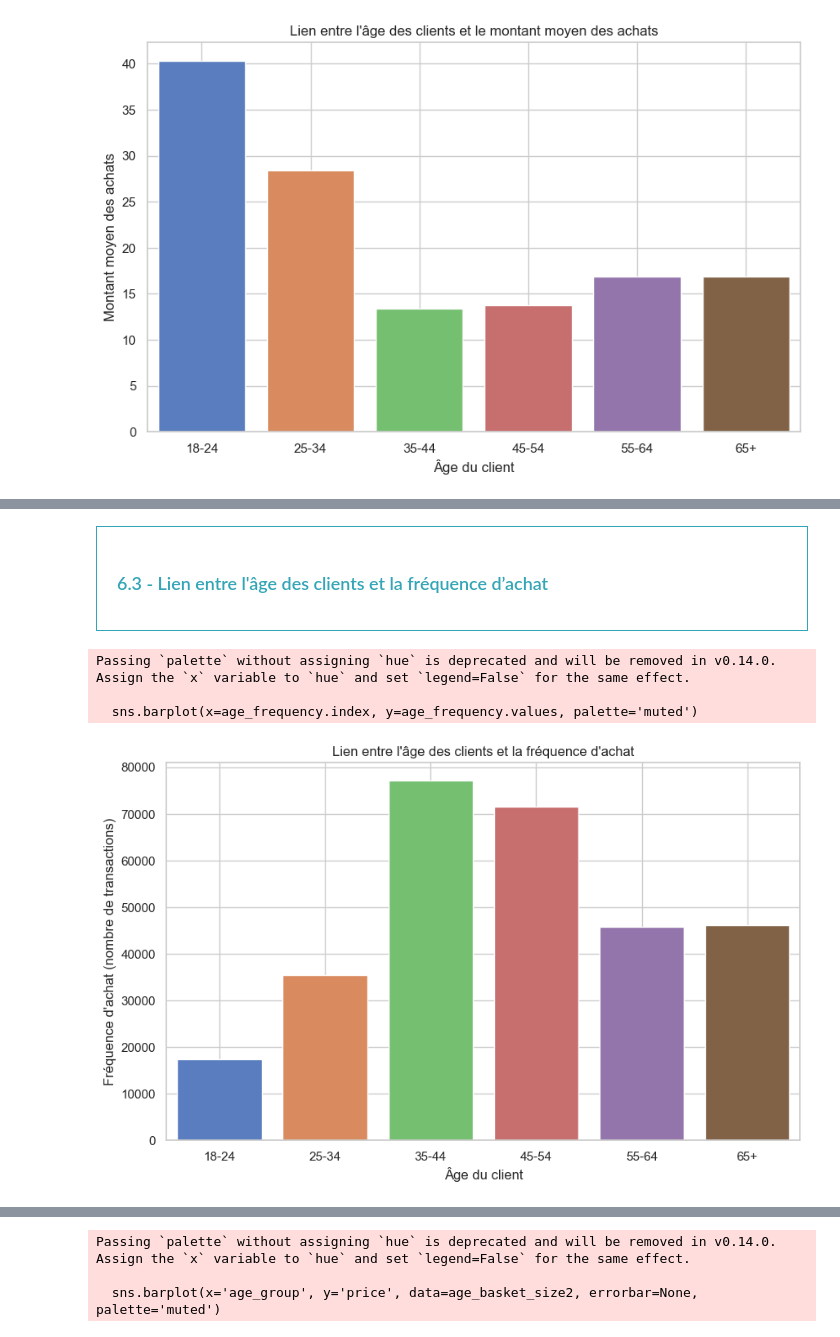
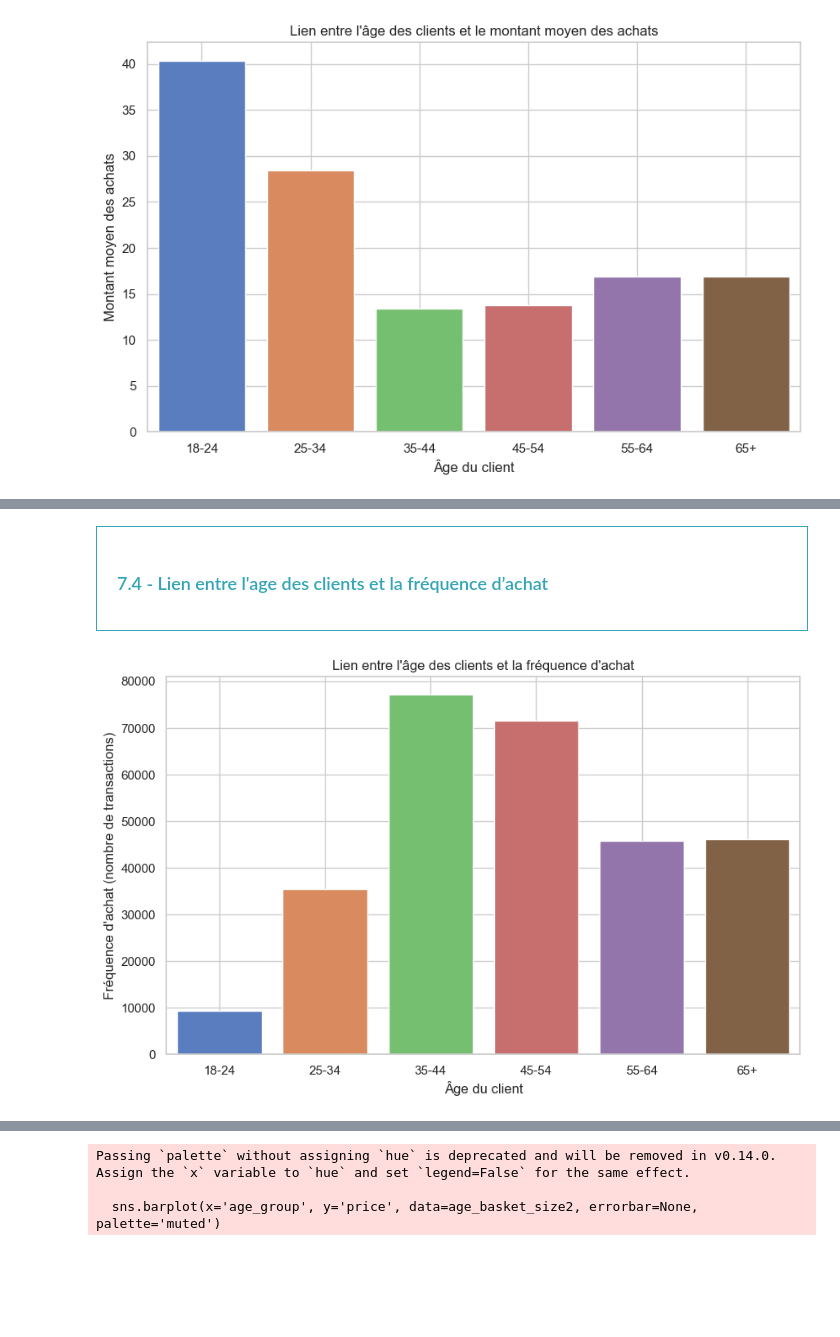
Before and after one commit to obenmaha/analyse-ventes-librairie, a Jupyter notebook: Analyse des Vente_V2.ipynb, the cells around one changed output, grey strips where cells are left out. Cells and saved outputs as stored; diff of their text form; code cells hidden in the pictures; blank space fills up the shorter version.

```diff
--- a/Analyse des Vente_V2.ipynb
+++ b/Analyse des Vente_V2.ipynb
@@ -1450,0 +1474,2 @@ Cela indique une relation relativement forte entre l'âge des clients et le mont
+# %%
+df_merge_btoc = df_merge_btoc[df_merge_btoc['age']!=20]
@@ -1572,22 +1599,19 @@ plt.show()
 # %% [markdown]
 <div style="border: 1px solid RGB(51,165,182);" >
-<h3 style="margin: auto; padding: 20px; color: RGB(51,165,182); ">6.3 - Lien entre l'âge des clients et la fréquence d’achat</h3>
+<h3 style="margin: auto; padding: 20px; color: RGB(51,165,182); ">7.4 - Lien entre l'age des clients et la fréquence d’achat</h3>
 </div>
 # %%
 # Calculer la fréquence d'achat par client
-age_frequency = df_merge_btoc.groupby('age_group')['session_id'].nunique()
+age_frequency = df_merge_btoc.groupby('age_group',observed=True)['session_id'].nunique()
 
 # Tracer le graphique
 plt.figure(figsize=(10, 6))
-sns.barplot(x=age_frequency.index, y=age_frequency.values, palette='muted')
+sns.barplot(x=age_frequency.index, y=age_frequency.values,hue=age_frequency.index, palette='muted')
 plt.title("Lien entre l'âge des clients et la fréquence d'achat")
 plt.xlabel("Âge du client")
 plt.ylabel("Fréquence d'achat (nombre de transactions)")
 plt.grid(True)
 plt.show()
 # %% [output]
-Passing `palette` without assigning `hue` is deprecated and will be removed in v0.14.0. Assign the `x` variable to `hue` and set `legend=False` for the same effect.
-
-  sns.barplot(x=age_frequency.index, y=age_frequency.values, palette='muted')
-[figure, old version]
+[figure, new version]
 # %%
```
Also changed, not shown: parts of 66 cells of this notebook.
